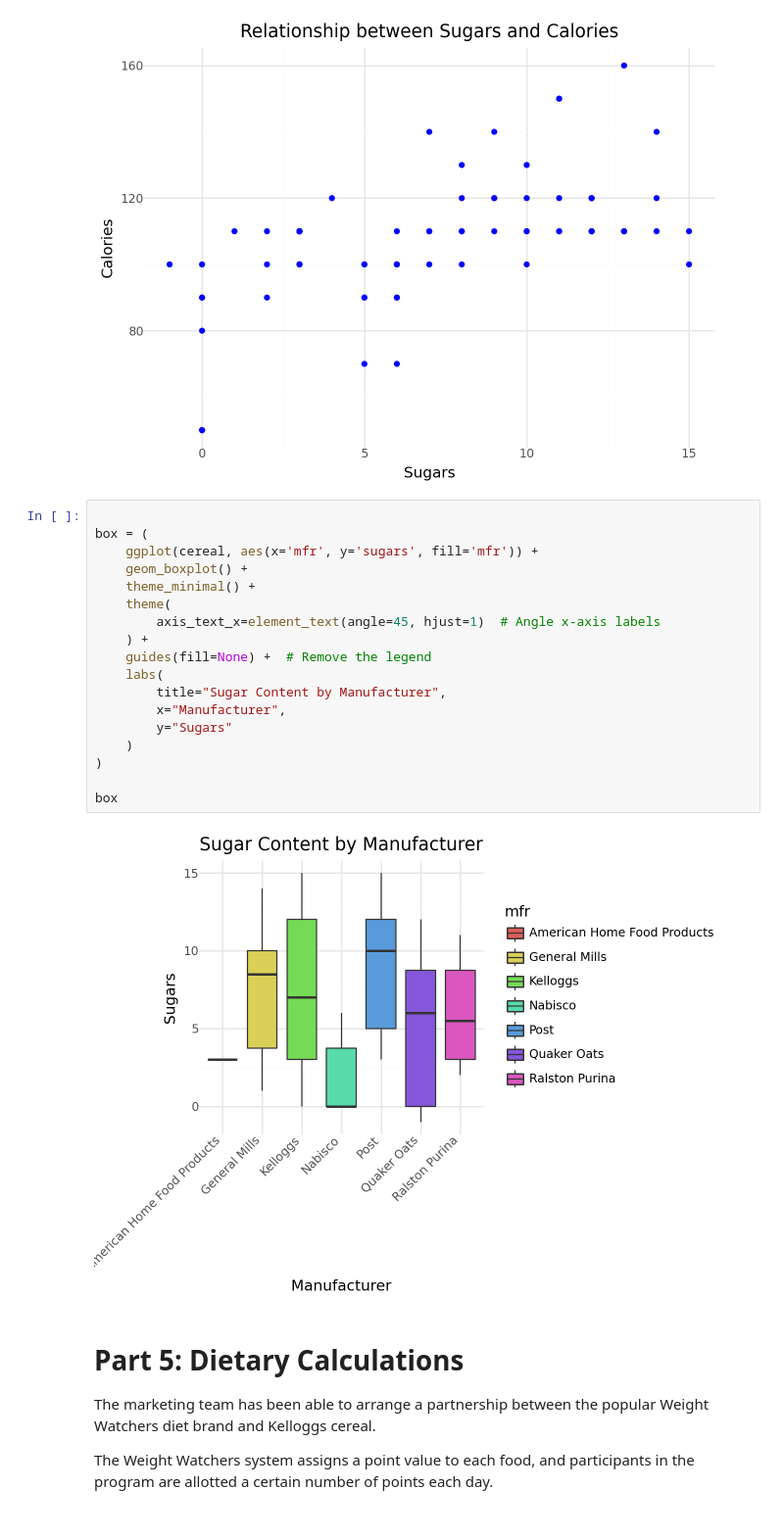
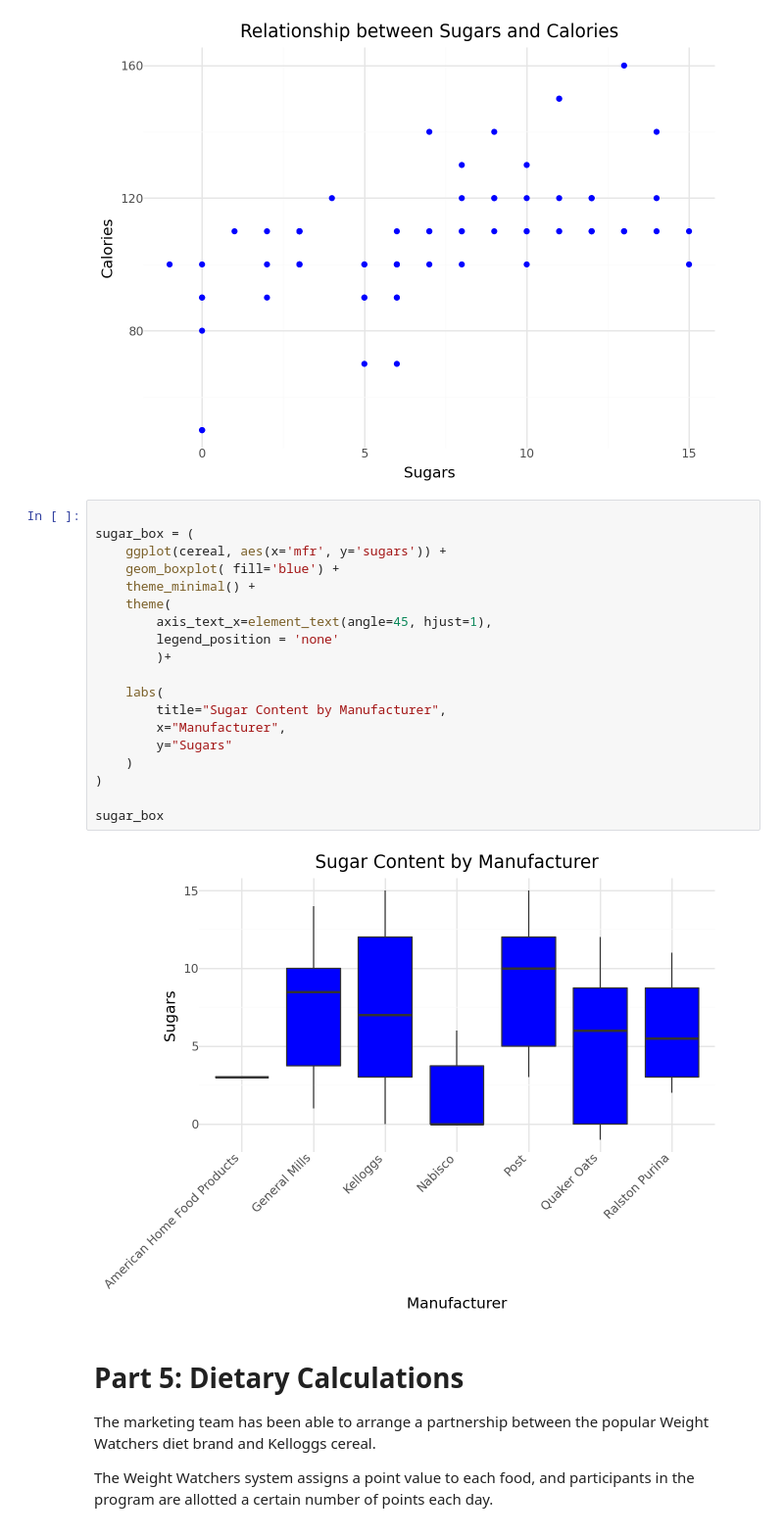
Before and after one commit to tuckertrostbyui/cs210-projects, a Jupyter notebook: notebooks/Exploration_02.ipynb, the cells around one changed output. Shown at 98% size. Cells and saved outputs as stored; diff of their text form.

```diff
--- a/notebooks/Exploration_02.ipynb
+++ b/notebooks/Exploration_02.ipynb
@@ -157,24 +157,25 @@ scatter
 [figure]
 # %%
 
-box = (
-    ggplot(cereal, aes(x='mfr', y='sugars', fill='mfr')) +
-    geom_boxplot() +
+sugar_box = (
+    ggplot(cereal, aes(x='mfr', y='sugars')) +
+    geom_boxplot( fill='blue') +
     theme_minimal() +
     theme(
-        axis_text_x=element_text(angle=45, hjust=1)  # Angle x-axis labels
-    ) +
-    guides(fill=None) +  # Remove the legend
+        axis_text_x=element_text(angle=45, hjust=1),
+        legend_position = 'none'
+        )+
+
     labs(
         title="Sugar Content by Manufacturer",
         x="Manufacturer",
         y="Sugars"
     )
 )
 
-box
+sugar_box
 # %% [output]
-[figure, old version]
+[figure, new version]
 # %% [markdown]
 # Part 5: Dietary Calculations
 
```
Also changed, not shown: parts of 2 cells of this notebook.
